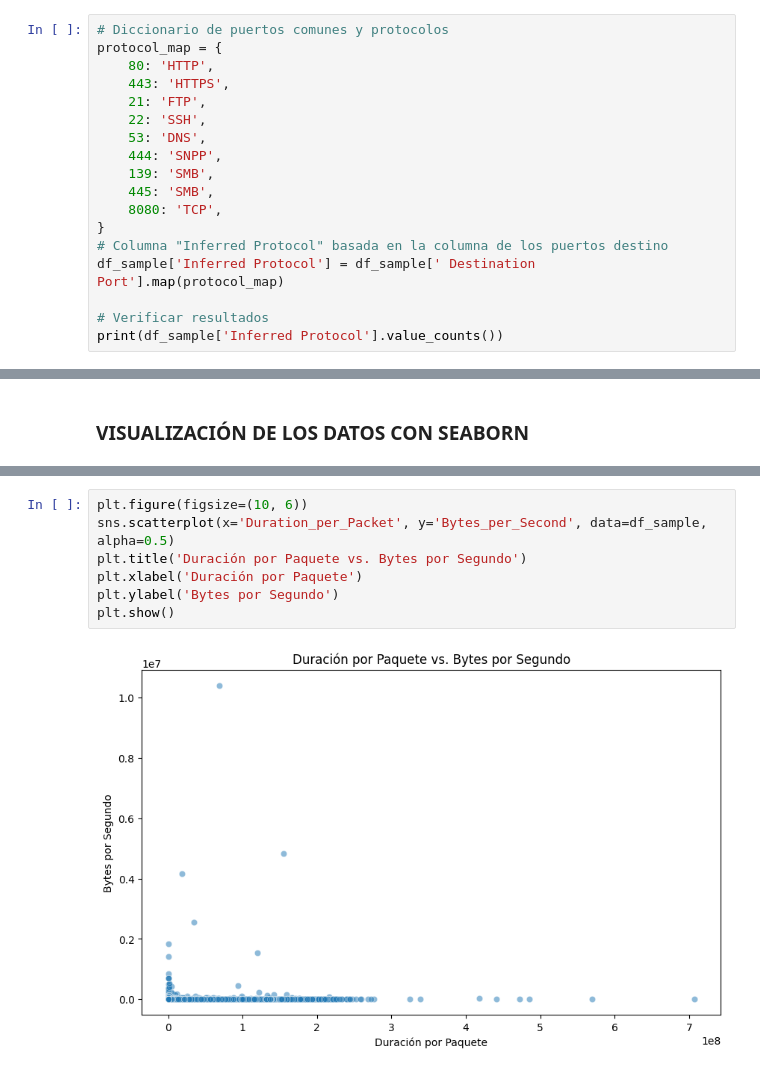
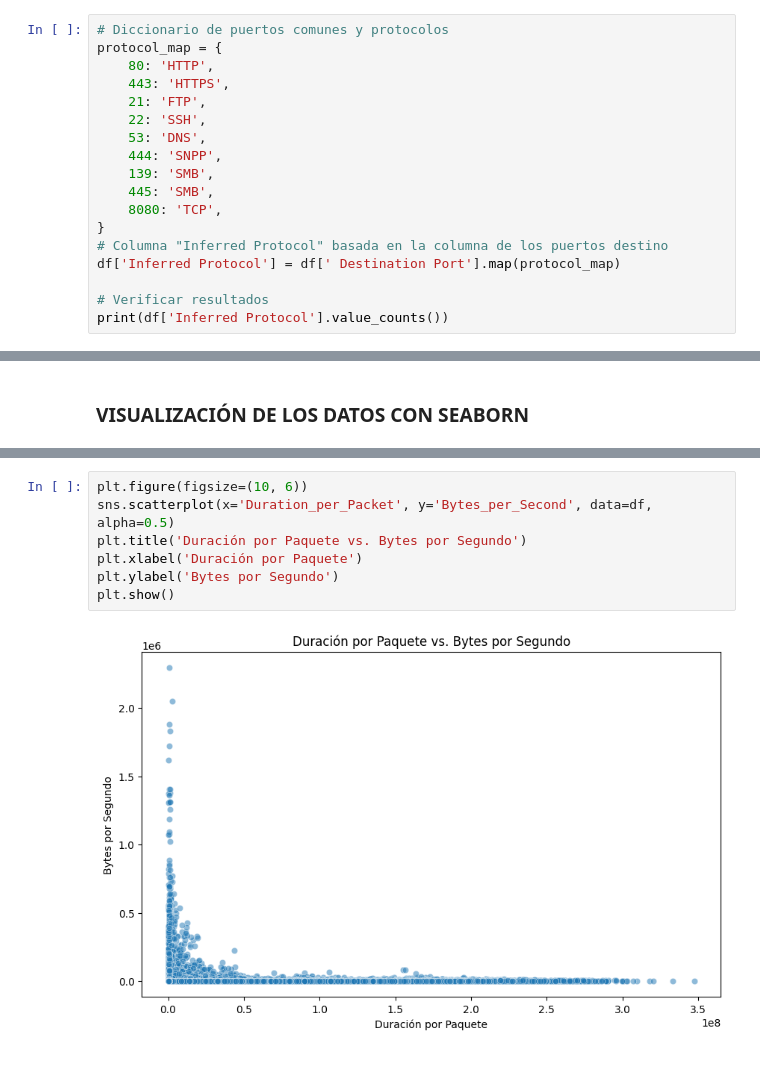
Before and after one commit to Rocpa/CICIDS2K17_RandomForest, a Jupyter notebook: eda.ipynb, the cells around one changed output, grey strips where cells are left out. Drawn from its saved outputs; the diff is of its cells as text.

```diff
--- a/eda.ipynb
+++ b/eda.ipynb
@@ -74,9 +94,9 @@ protocol_map = {
     8080: 'TCP',
 }
 # Columna "Inferred Protocol" basada en la columna de los puertos destino
-df_sample['Inferred Protocol'] = df_sample[' Destination Port'].map(protocol_map)
+df['Inferred Protocol'] = df[' Destination Port'].map(protocol_map)
 
 # Verificar resultados
-print(df_sample['Inferred Protocol'].value_counts())
+print(df['Inferred Protocol'].value_counts())
 # %% [output]
 Inferred Protocol
@@ -210,12 +223,12 @@ Puertos más frecuentes en ciberataques:
 # %%
 plt.figure(figsize=(10, 6))
-sns.scatterplot(x='Duration_per_Packet', y='Bytes_per_Second', data=df_sample, alpha=0.5)
+sns.scatterplot(x='Duration_per_Packet', y='Bytes_per_Second', data=df, alpha=0.5)
 plt.title('Duración por Paquete vs. Bytes por Segundo')
 plt.xlabel('Duración por Paquete')
 plt.ylabel('Bytes por Segundo')
 plt.show()
 # %% [output]
-[figure, old version]
+[figure, new version]
 # %%
 plt.figure(figsize=(12, 6))
 sns.boxplot(x=' Label', y='Fwd_Bwd_Packet_Ratio', data=df_ataques)
```
Also changed, not shown: parts of 15 cells of this notebook, 2 other files.
